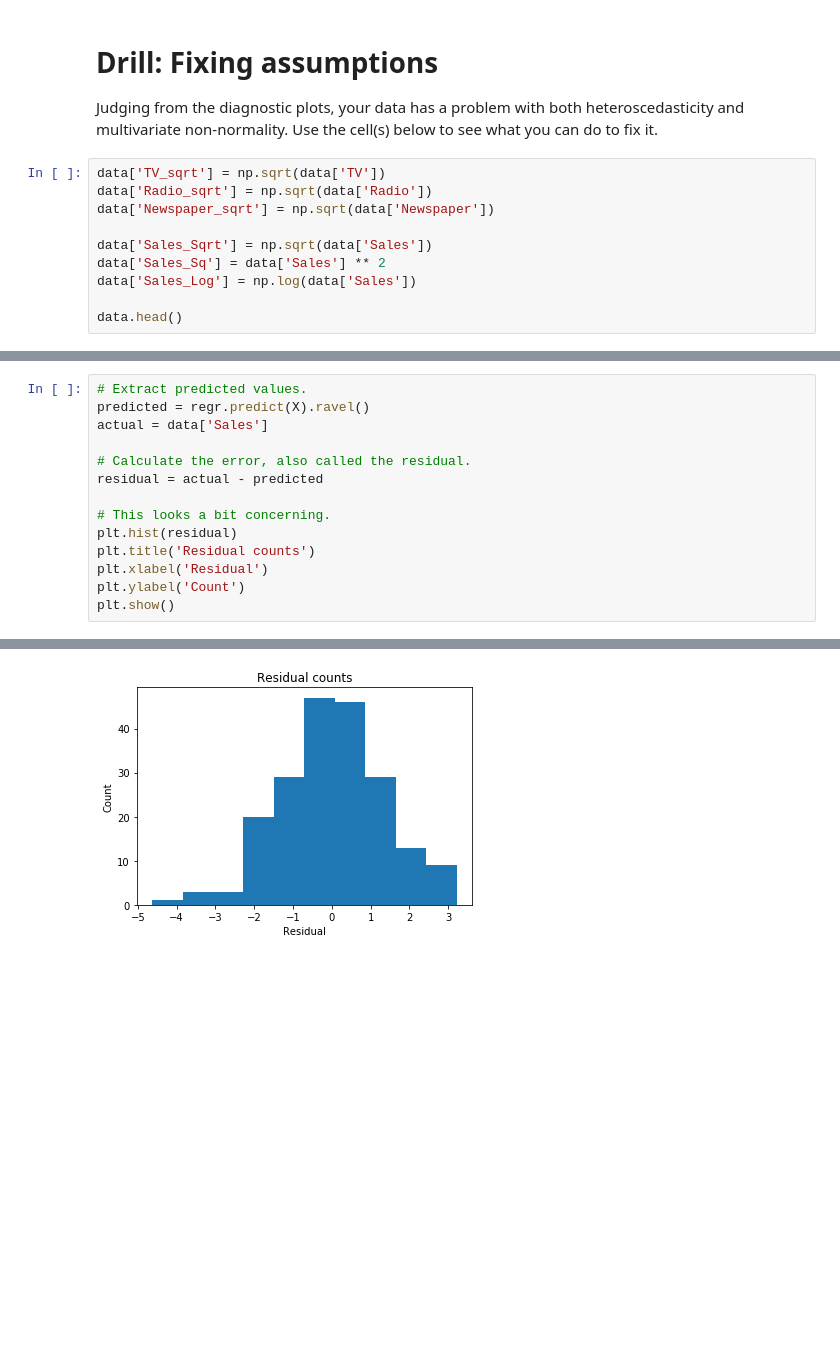
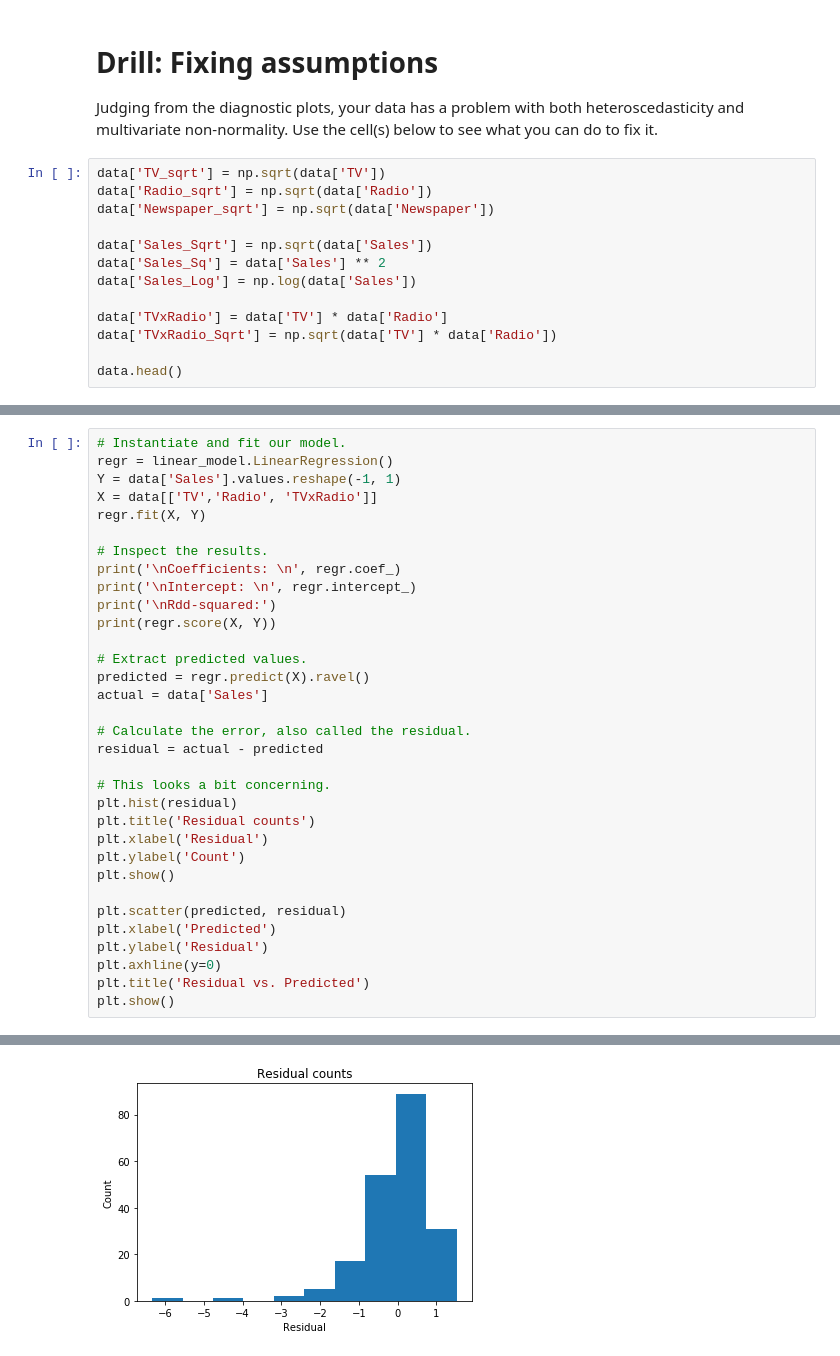
Before and after one commit to LegendaryKim/Thinkful_DSBootCamp, a Jupyter notebook: Drill_2_4_3_Fixing_assumptions.ipynb, the cells around one changed output, grey strips where cells are left out. Cells and saved outputs as stored; diff of their text form; blank space fills up the shorter version.

```diff
--- a/Drill_2_4_3_Fixing_assumptions.ipynb
+++ b/Drill_2_4_3_Fixing_assumptions.ipynb
@@ -128,5 +128,8 @@ data['Sales_Sqrt'] = np.sqrt(data['Sales'])
 data['Sales_Sq'] = data['Sales'] ** 2
 data['Sales_Log'] = np.log(data['Sales'])
 
+data['TVxRadio'] = data['TV'] * data['Radio']
+data['TVxRadio_Sqrt'] = np.sqrt(data['TV'] * data['Radio'])
+
 data.head()
 # %% [output]
@@ -167,4 +292,16 @@ R-squared:
 # %%
+# Instantiate and fit our model.
+regr = linear_model.LinearRegression()
+Y = data['Sales'].values.reshape(-1, 1)
+X = data[['TV','Radio', 'TVxRadio']]
+regr.fit(X, Y)
+
+# Inspect the results.
+print('\nCoefficients: \n', regr.coef_)
+print('\nIntercept: \n', regr.intercept_)
+print('\nRdd-squared:')
+print(regr.score(X, Y))
+
 # Extract predicted values.
 predicted = regr.predict(X).ravel()
 actual = data['Sales']
@@ -178,4 +315,11 @@ plt.title('Residual counts')
 plt.xlabel('Residual')
 plt.ylabel('Count')
 plt.show()
+
+plt.scatter(predicted, residual)
+plt.xlabel('Predicted')
+plt.ylabel('Residual')
+plt.axhline(y=0)
+plt.title('Residual vs. Predicted')
+plt.show()
 # %% [output]
@@ -182 +334 @@ plt.show()
-[figure, old version]
+[figure, new version]
```
Also changed, not shown: parts of 14 cells of this notebook.
